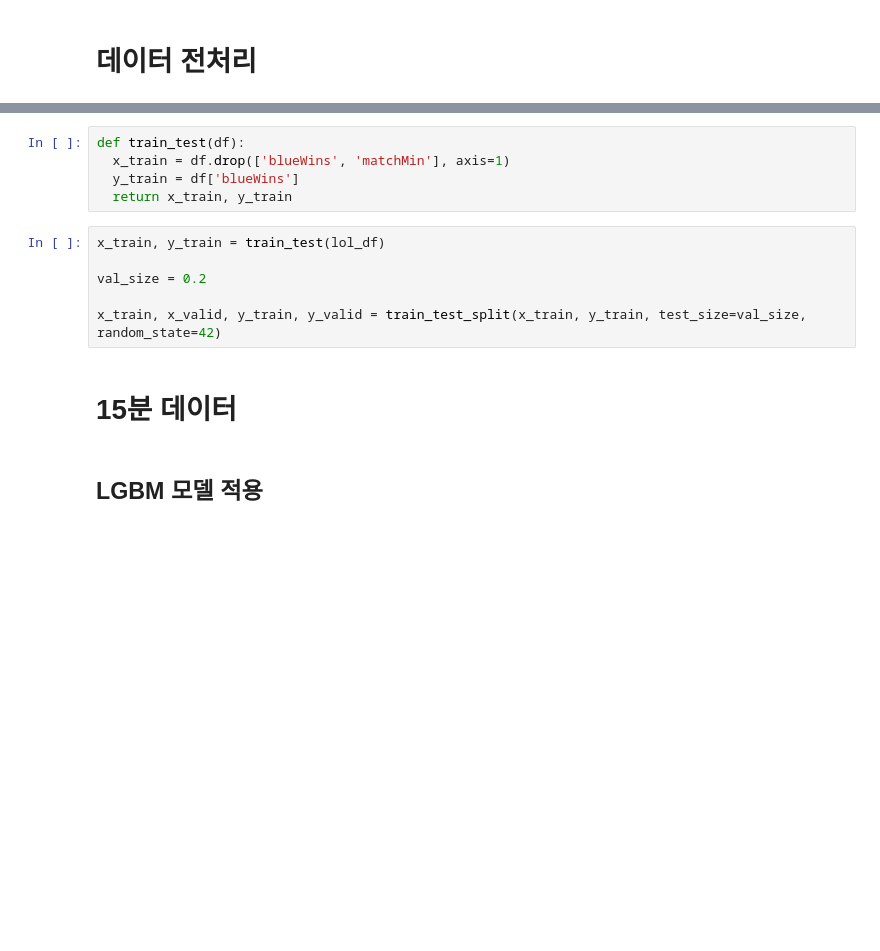
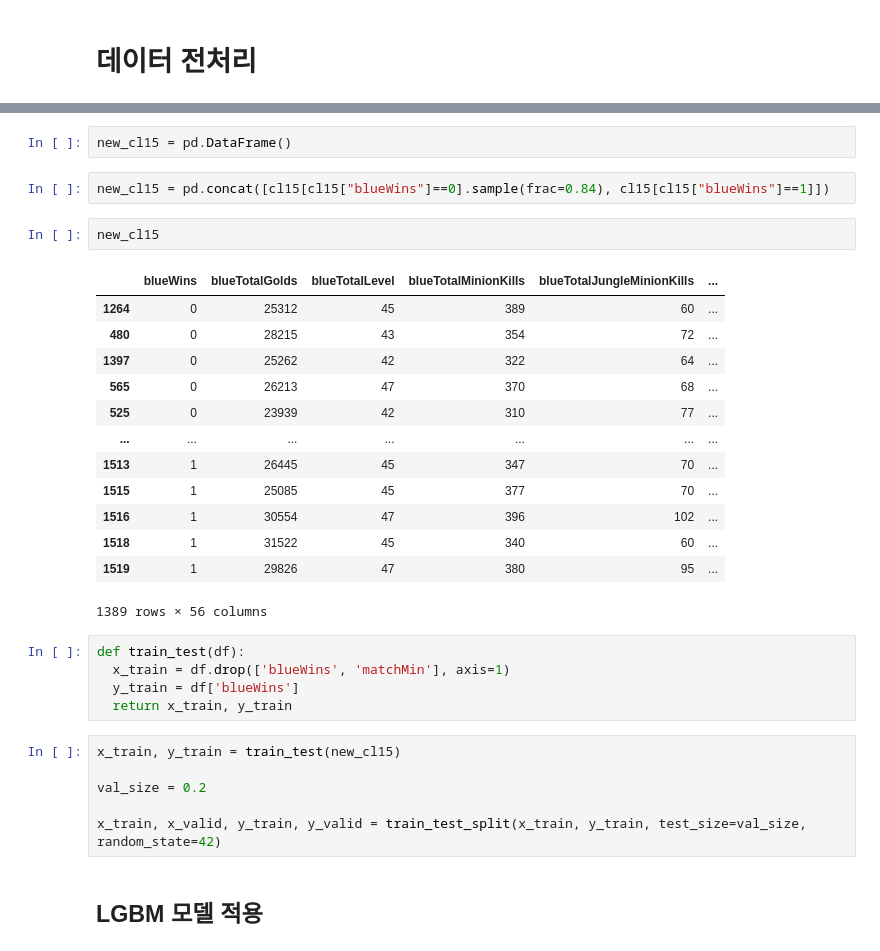
Before and after one commit to chomgid/esports_YSAL, a Jupyter notebook: LOL/CHANGWOOK/whyBlueWins.ipynb, the cells around one changed output, grey strips where cells are left out. Cells and saved outputs as stored; diff of their text form; blank space fills up the shorter version.

```diff
--- a/LOL/CHANGWOOK/whyBlueWins.ipynb
+++ b/LOL/CHANGWOOK/whyBlueWins.ipynb
@@ -21,15 +30,33 @@ from sklearn.metrics import f1_score
+# %%
+new_cl15 = pd.DataFrame()
+# %%
+new_cl15 = pd.concat([cl15[cl15["blueWins"]==0].sample(frac=0.84), cl15[cl15["blueWins"]==1]])
+# %%
+new_cl15
+# %% [output]
+|  | blueWins | blueTotalGolds | blueTotalLevel | blueTotalMinionKills | blueTotalJungleMinionKills | ... |
+| 1264 | 0 | 25312 | 45 | 389 | 60 | ... |
+| 480 | 0 | 28215 | 43 | 354 | 72 | ... |
+| 1397 | 0 | 25262 | 42 | 322 | 64 | ... |
+| 565 | 0 | 26213 | 47 | 370 | 68 | ... |
+| 525 | 0 | 23939 | 42 | 310 | 77 | ... |
+| ... | ... | ... | ... | ... | ... | ... |
+| 1513 | 1 | 26445 | 45 | 347 | 70 | ... |
+| 1515 | 1 | 25085 | 45 | 377 | 70 | ... |
+| 1516 | 1 | 30554 | 47 | 396 | 102 | ... |
+| 1518 | 1 | 31522 | 45 | 340 | 60 | ... |
+| 1519 | 1 | 29826 | 47 | 380 | 95 | ... |
+1389 rows × 56 columns
 # %%
 def train_test(df):
   x_train = df.drop(['blueWins', 'matchMin'], axis=1)
   y_train = df['blueWins']
   return x_train, y_train
 # %%
-x_train, y_train = train_test(lol_df)
+x_train, y_train = train_test(new_cl15)
 
 val_size = 0.2
 
 x_train, x_valid, y_train, y_valid = train_test_split(x_train, y_train, test_size=val_size, random_state=42)
-# %% [markdown]
-# 15분 데이터
 # %% [markdown]
 ## LGBM 모델 적용
```
Also changed, not shown: parts of 14 cells of this notebook, 3 other files.
